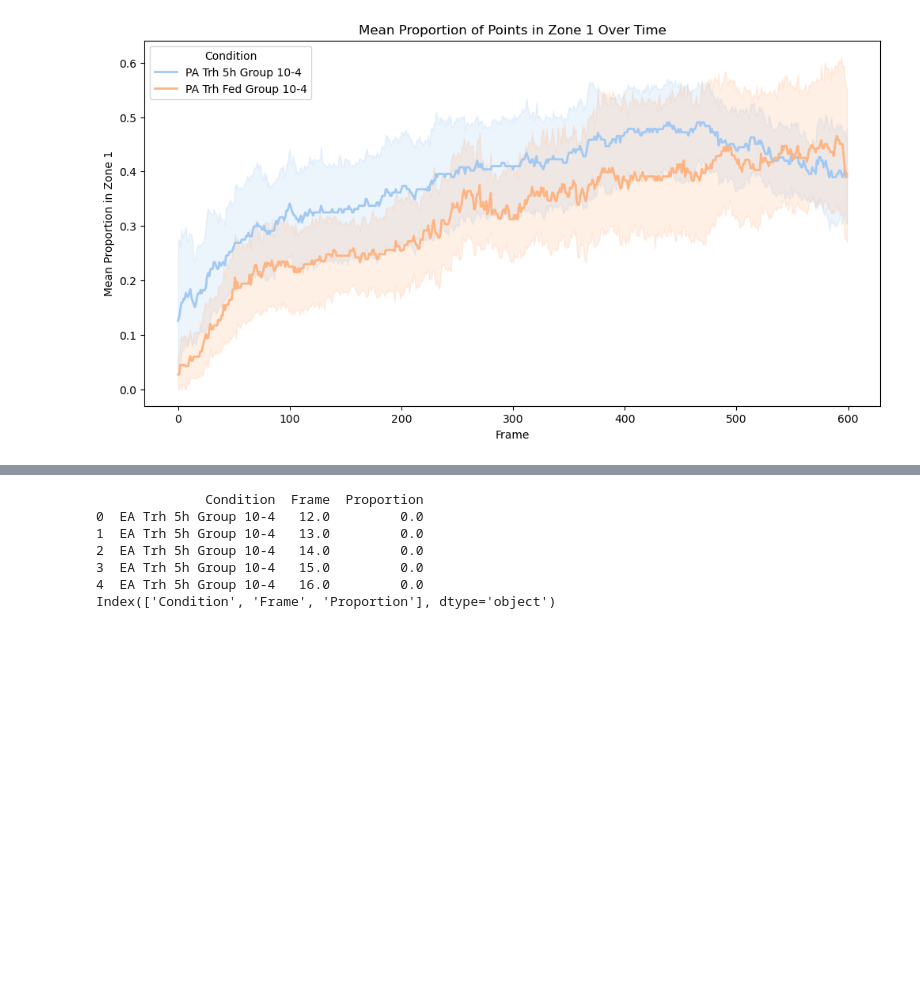
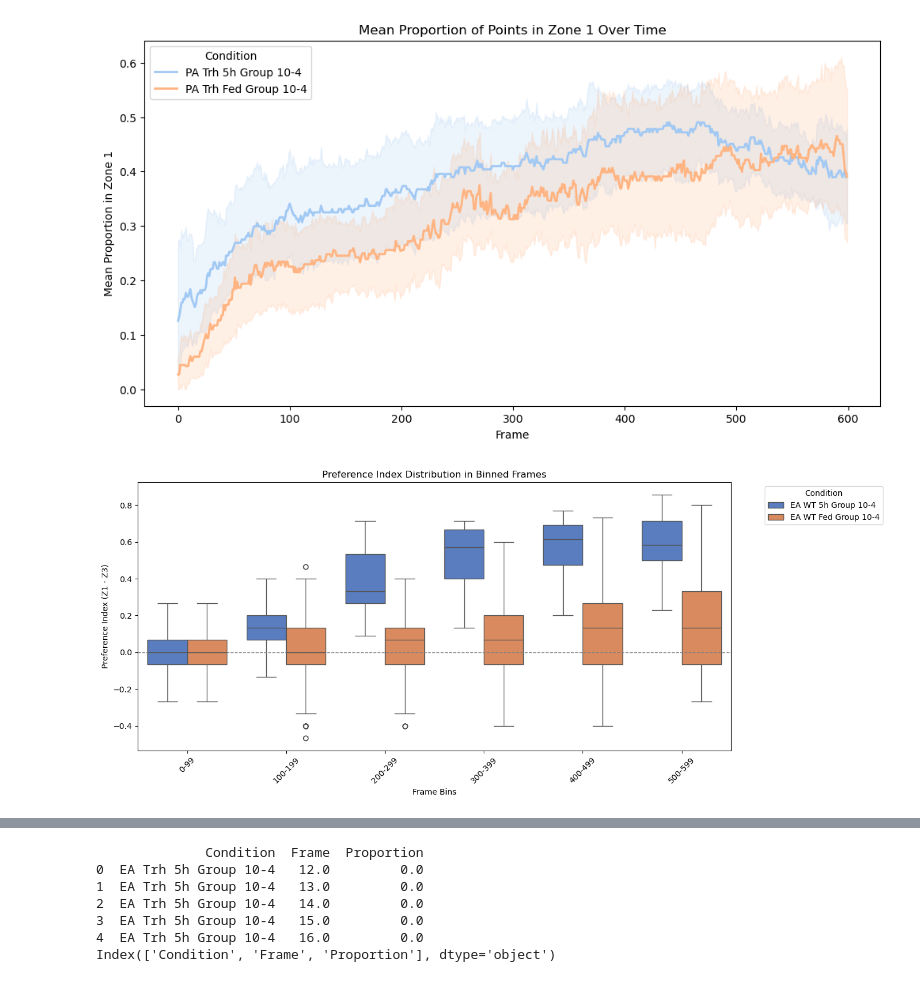
Before and after one commit to HariPNarayanan/larva-locater, a Jupyter notebook: Structured/analysis.ipynb, the cells around one changed output, grey strips where cells are left out. Drawn from its saved outputs; the diff is of its cells as text; code cells hidden in the pictures; blank space fills up the shorter version.

```diff
--- a/Structured/analysis.ipynb
+++ b/Structured/analysis.ipynb
@@ -248,6 +245,10 @@ df_EA_sub = primary_df_interp[(primary_df_interp['Concentration'] == '10-4')
              & (primary_df_interp['Genotype'] == 'Trh')
              & (primary_df_interp['Odour'] == 'EA')
              & (primary_df_interp['Collective'] == 'Group')]
+# %%
+plotting.plot_preference_index_boxplots(df_EA_sub)
+# %% [output]
+[figure, added]
 # %%
 plotting.plot_zone_means_subplot(df_EA_sub)
 # %% [output]
```
Also changed, not shown: parts of 2 cells of this notebook, 1 other file.
